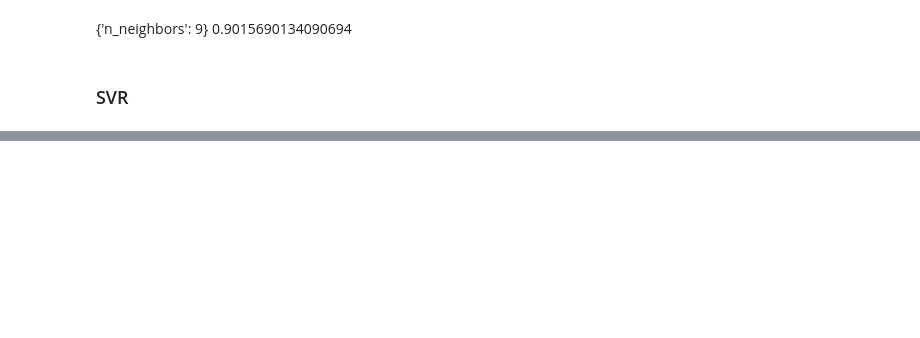
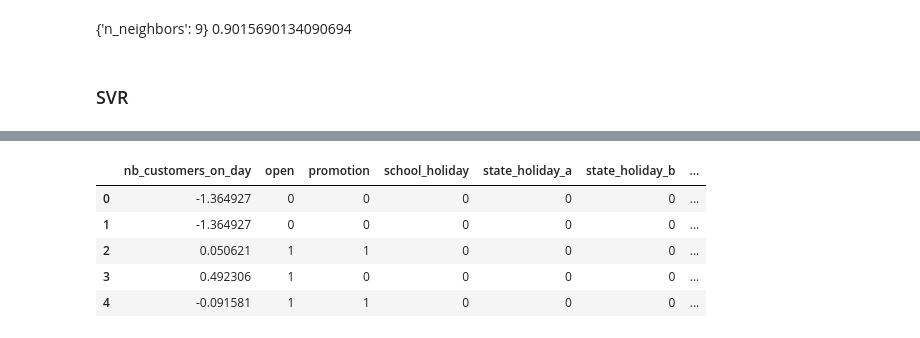
Before and after one commit to natanael-2012/Ironkaggle, a Jupyter notebook: working.ipynb, the cells around one changed output, grey strips where cells are left out. Saved outputs shown, nothing was run; the diff lists cells and outputs as text; code cells hidden in the pictures; blank space fills up the shorter version.

```diff
--- a/working.ipynb
+++ b/working.ipynb
@@ -504,0 +698,9 @@ print(grid_search.best_score_)
+# %%
+real_data.head()
+# %% [output]
+|  | nb_customers_on_day | open | promotion | school_holiday | state_holiday_a | state_holiday_b | ... |
+| 0 | -1.364927 | 0 | 0 | 0 | 0 | 0 | ... |
+| 1 | -1.364927 | 0 | 0 | 0 | 0 | 0 | ... |
+| 2 | 0.050621 | 1 | 1 | 0 | 0 | 0 | ... |
+| 3 | 0.492306 | 1 | 0 | 0 | 0 | 0 | ... |
+| 4 | -0.091581 | 1 | 1 | 0 | 0 | 0 | ... |
```
Also changed, not shown: parts of 29 cells of this notebook, 14 other files.
